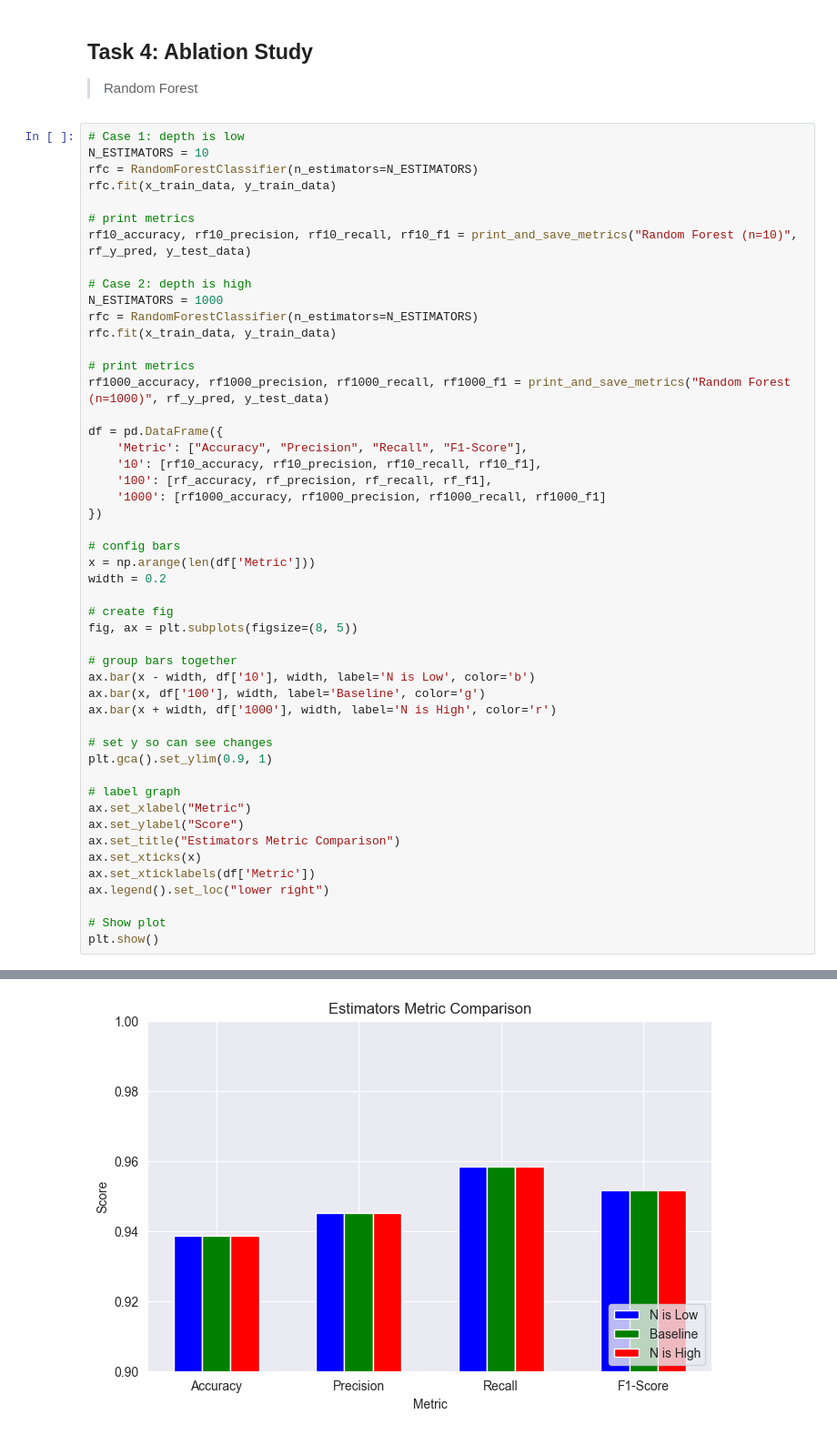
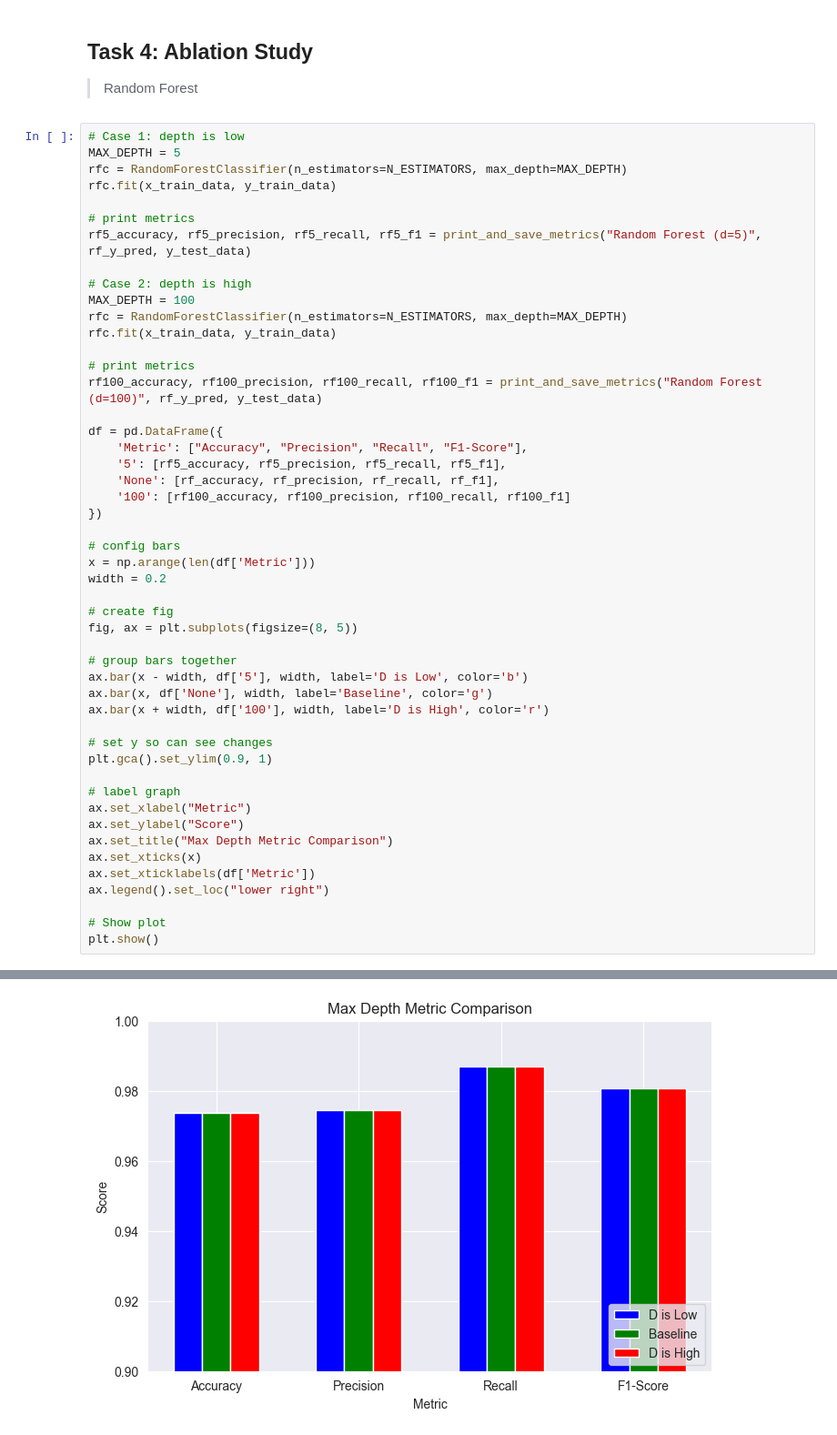
Before and after one commit to dlg1206/ICS-635, a Jupyter notebook: assignments/assignment1.ipynb, the cells around one changed output, grey strips where cells are left out. Shown: that part at 91% size. Drawn from its saved outputs; the diff is of its cells as text.

Commit message:
fix: use max depth instead of n_estimators for random forest ablation study

```diff
--- a/assignments/assignment1.ipynb
+++ b/assignments/assignment1.ipynb
@@ -335,26 +335,26 @@ Decision Tree (d=10)
 > Random Forest
 # %%
 # Case 1: depth is low
-N_ESTIMATORS = 10
-rfc = RandomForestClassifier(n_estimators=N_ESTIMATORS)
+MAX_DEPTH = 5
+rfc = RandomForestClassifier(n_estimators=N_ESTIMATORS, max_depth=MAX_DEPTH)
 rfc.fit(x_train_data, y_train_data)
 
 # print metrics
-rf10_accuracy, rf10_precision, rf10_recall, rf10_f1 = print_and_save_metrics("Random Forest (n=10)", rf_y_pred, y_test_data)
+rf5_accuracy, rf5_precision, rf5_recall, rf5_f1 = print_and_save_metrics("Random Forest (d=5)", rf_y_pred, y_test_data)
 
 # Case 2: depth is high
-N_ESTIMATORS = 1000
-rfc = RandomForestClassifier(n_estimators=N_ESTIMATORS)
+MAX_DEPTH = 100
+rfc = RandomForestClassifier(n_estimators=N_ESTIMATORS, max_depth=MAX_DEPTH)
 rfc.fit(x_train_data, y_train_data)
 
 # print metrics
-rf1000_accuracy, rf1000_precision, rf1000_recall, rf1000_f1 = print_and_save_metrics("Random Forest (n=1000)", rf_y_pred, y_test_data)
+rf100_accuracy, rf100_precision, rf100_recall, rf100_f1 = print_and_save_metrics("Random Forest (d=100)", rf_y_pred, y_test_data)
 
 df = pd.DataFrame({
     'Metric': ["Accuracy", "Precision", "Recall", "F1-Score"],
-    '10': [rf10_accuracy, rf10_precision, rf10_recall, rf10_f1],
-    '100': [rf_accuracy, rf_precision, rf_recall, rf_f1],
-    '1000': [rf1000_accuracy, rf1000_precision, rf1000_recall, rf1000_f1]
+    '5': [rf5_accuracy, rf5_precision, rf5_recall, rf5_f1],
+    'None': [rf_accuracy, rf_precision, rf_recall, rf_f1],
+    '100': [rf100_accuracy, rf100_precision, rf100_recall, rf100_f1]
 })
 
 # config bars
@@ -365,9 +365,9 @@ width = 0.2
 fig, ax = plt.subplots(figsize=(8, 5))
 
 # group bars together
-ax.bar(x - width, df['10'], width, label='N is Low', color='b')
-ax.bar(x, df['100'], width, label='Baseline', color='g')
-ax.bar(x + width, df['1000'], width, label='N is High', color='r')
+ax.bar(x - width, df['5'], width, label='D is Low', color='b')
+ax.bar(x, df['None'], width, label='Baseline', color='g')
+ax.bar(x + width, df['100'], width, label='D is High', color='r')
 
 # set y so can see changes
 plt.gca().set_ylim(0.9, 1)
@@ -375,7 +375,7 @@ plt.gca().set_ylim(0.9, 1)
 # label graph
 ax.set_xlabel("Metric")
 ax.set_ylabel("Score")
-ax.set_title("Estimators Metric Comparison")
+ax.set_title("Max Depth Metric Comparison")
 ax.set_xticks(x)
 ax.set_xticklabels(df['Metric'])
 ax.legend().set_loc("lower right")
@@ -396 +396 @@ Random Forest (n=1000)
-[figure, old version]
+[figure, new version]
```
Also changed, not shown: parts of 7 cells of this notebook.
